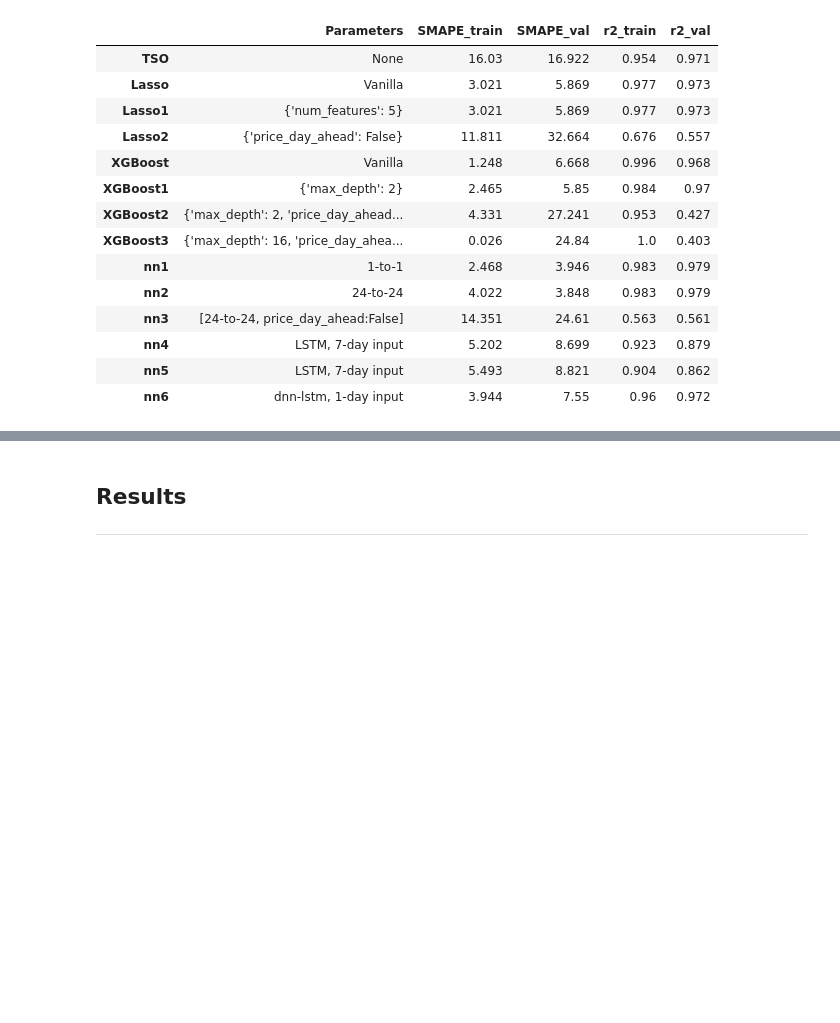
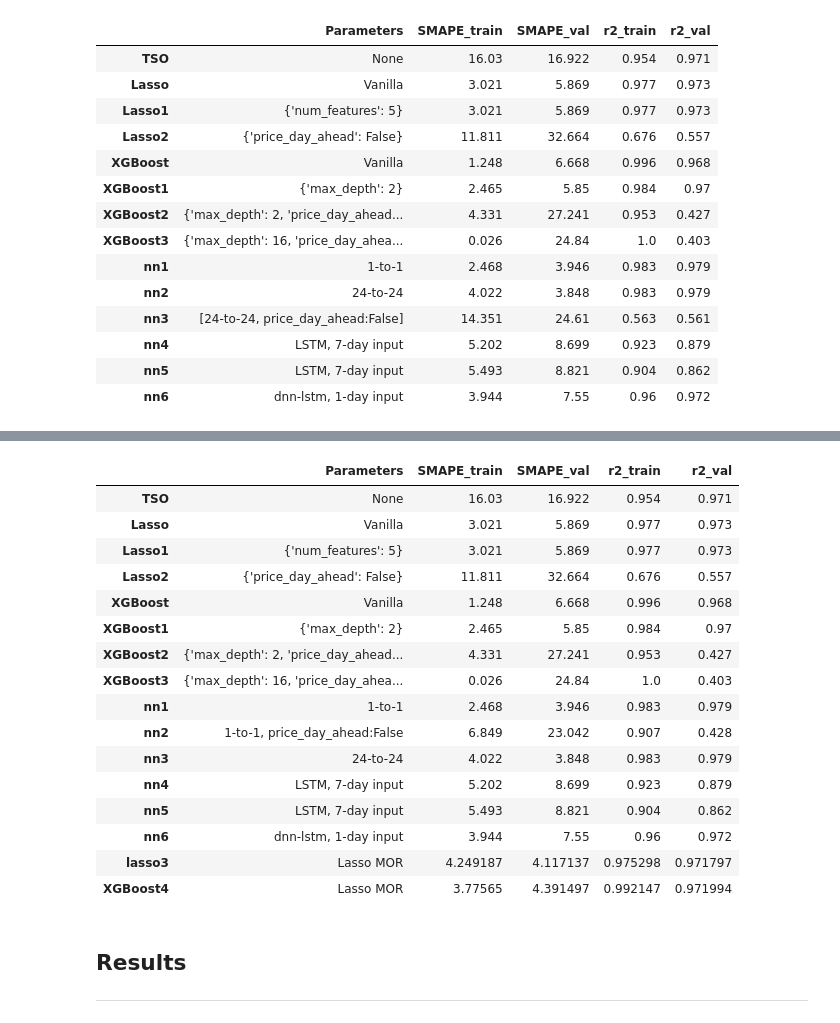
Before and after one commit to EvanHolder/Predicting-Energy-Markets-in-Spain, a Jupyter notebook: notebooks/capstone.ipynb, the cells around one changed output, grey strips where cells are left out. Saved outputs shown, nothing was run; the diff lists cells and outputs as text; code cells hidden in the pictures; blank space fills up the shorter version.

```diff
--- a/notebooks/capstone.ipynb
+++ b/notebooks/capstone.ipynb
@@ -913,0 +1153,42 @@ Looking at the table above
+# %%
+# Components to drop
+price_drop = results_xg.T.sort_values(by='sMAPE_val').iloc[4:].index.to_list().append('price_power_factor')
+df_comps2 = df_comps.drop(columns=price_drop)
+
+# Components to model
+top_comps = ['price_capacity_payment', 'price_PBF_tech', 'price_sec_reserve']
+
+# Split Data
+X_train, y_train, X_val, y_val = split_data(df_comps2, 2020, top_comps)
+
+# Instantiate Lasso and Multioutput Regressor
+lasso = Lasso(max_iter=10000)
+l_multi = MultiOutputRegressor(lasso)
+xg = XGBRegressor(random_state=17)
+xg_multi = MultiOutputRegressor(xg)
+
+# Fit the Regressor
+l_multi.fit(X_train, y_train)
+xg_multi.fit(X_train, y_train)
+
+# Get the predictions
+preds_train_l = l_multi.predict(X_train).sum(axis=1) + df_lag.loc[:'2019', 'price_day_ahead']
+preds_val_l = l_multi.predict(X_val).sum(axis=1) + df_lag.loc['2020', 'price_day_ahead']
+preds_train_xg = xg_multi.predict(X_train).sum(axis=1) + df_lag.loc[:'2019', 'price_day_ahead']
+preds_val_xg = xg_multi.predict(X_val).sum(axis=1) + df_lag.loc['2020', 'price_day_ahead']
+
+# Get the training and validation actual price
+y_true_train = df_lag.loc[:'2019','price_actual']
+y_true_val = df_lag.loc['2020','price_actual']
+
+# Add to results dataframe
+results_actual['lasso3'] = ['Lasso MOR',
+                            sMAPE(y_true_train, preds_train_l),
+                            sMAPE(y_true_val, preds_val_l),
+                            r2(y_true_train,preds_train_l),
+                            r2(y_true_val,preds_val_l)]
+results_actual['XGBoost4'] = ['XGBoost MOR',
+                            sMAPE(y_true_train, preds_train_xg),
+                            sMAPE(y_true_val, preds_val_xg),
+                            r2(y_true_train,preds_train_xg),
+                            r2(y_true_val,preds_val_xg)]
@@ -914,3 +1212,23 @@ Looking at the table above
+# %%
+results_actual.T
+# %% [output]
+|  | Parameters | SMAPE_train | SMAPE_val | r2_train | r2_val |
+| TSO | None | 16.03 | 16.922 | 0.954 | 0.971 |
+| Lasso | Vanilla | 3.021 | 5.869 | 0.977 | 0.973 |
+| Lasso1 | {'num_features': 5} | 3.021 | 5.869 | 0.977 | 0.973 |
+| Lasso2 | {'price_day_ahead': False} | 11.811 | 32.664 | 0.676 | 0.557 |
+| XGBoost | Vanilla | 1.248 | 6.668 | 0.996 | 0.968 |
+| XGBoost1 | {'max_depth': 2} | 2.465 | 5.85 | 0.984 | 0.97 |
+| XGBoost2 | {'max_depth': 2, 'price_day_ahead... | 4.331 | 27.241 | 0.953 | 0.427 |
+| XGBoost3 | {'max_depth': 16, 'price_day_ahea... | 0.026 | 24.84 | 1.0 | 0.403 |
+| nn1 | 1-to-1 | 2.468 | 3.946 | 0.983 | 0.979 |
+| nn2 | 1-to-1, price_day_ahead:False | 6.849 | 23.042 | 0.907 | 0.428 |
+| nn3 | 24-to-24 | 4.022 | 3.848 | 0.983 | 0.979 |
+| nn4 | LSTM, 7-day input | 5.202 | 8.699 | 0.923 | 0.879 |
+| nn5 | LSTM, 7-day input | 5.493 | 8.821 | 0.904 | 0.862 |
+| nn6 | dnn-lstm, 1-day input | 3.944 | 7.55 | 0.96 | 0.972 |
+| lasso3 | Lasso MOR | 4.249187 | 4.117137 | 0.975298 | 0.971797 |
+| XGBoost4 | Lasso MOR | 3.77565 | 4.391497 | 0.992147 | 0.971994 |
 # %% [markdown]
 ## Results
 ___
```
Also changed, not shown: parts of 33 cells of this notebook.
